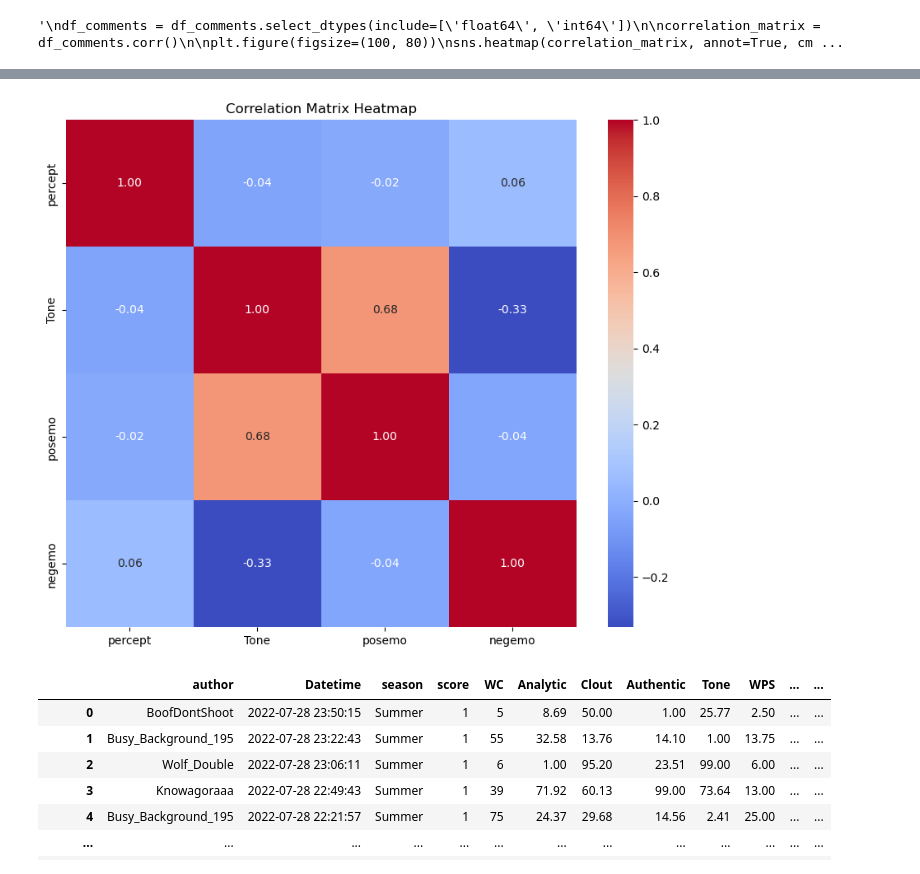
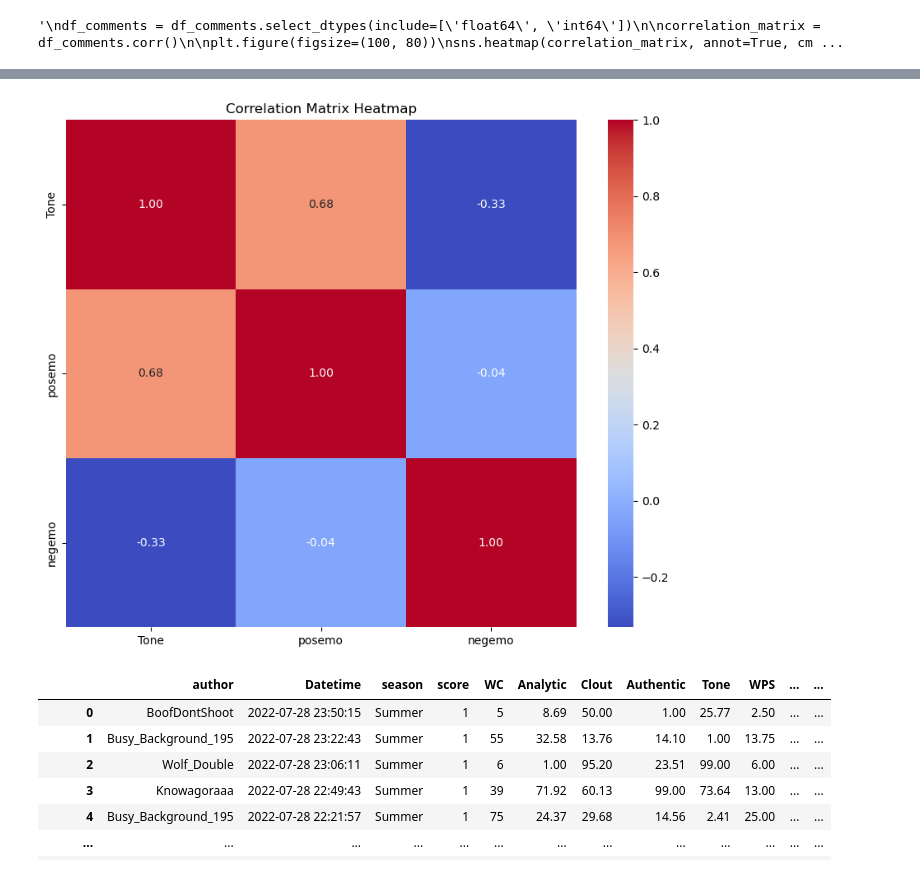
Before and after one commit to uyehaa/Applied-Analytics-Project, a Jupyter notebook: project1.ipynb, the cells around one changed output, grey strips where cells are left out. Drawn from its saved outputs; the diff is of its cells as text; code cells hidden in the pictures.

```diff
--- a/project1.ipynb
+++ b/project1.ipynb
@@ -83,16 +83,16 @@ plt.show()
 # %% [output]
 [figure]
 # %%
-df_emo = df_submissions[['percept','Tone','posemo','negemo']]
+df_emo = df_submissions[['Tone','posemo','negemo']]
 
 correlation_matrix = df_emo.corr()
 
 plt.figure(figsize=(10, 8))
 sns.heatmap(correlation_matrix, annot=True, cmap='coolwarm', fmt=".2f")
 plt.title('Correlation Matrix Heatmap')
 plt.show()
 # %% [output]
-[figure, old version]
+[figure, new version]
 # %%
 #Converting created_utc to date time and year columns
 def extract_datetime(row):
```
